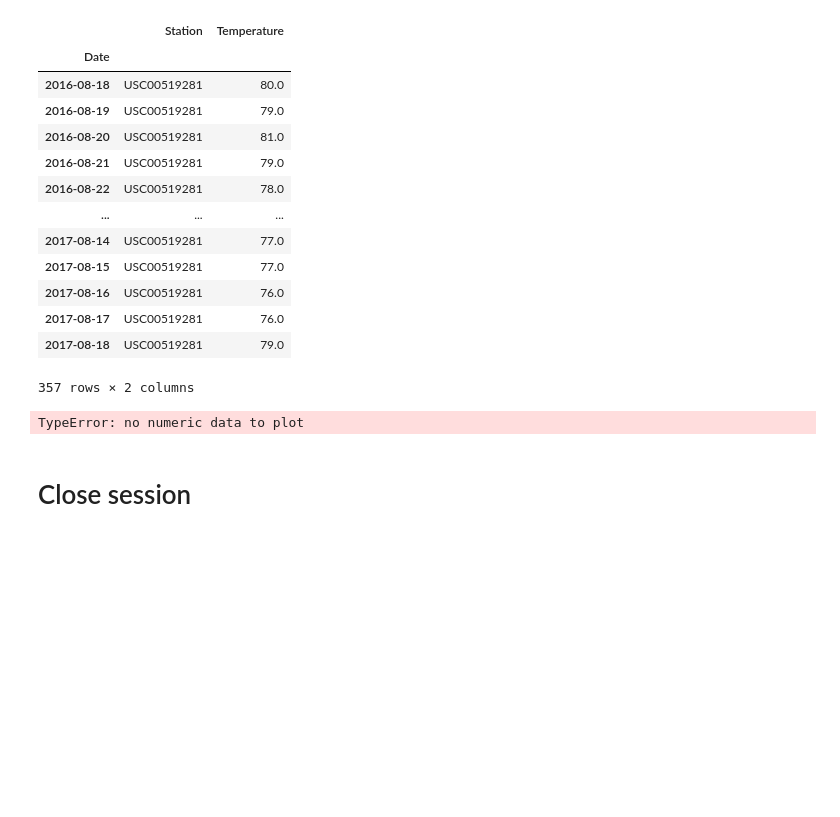
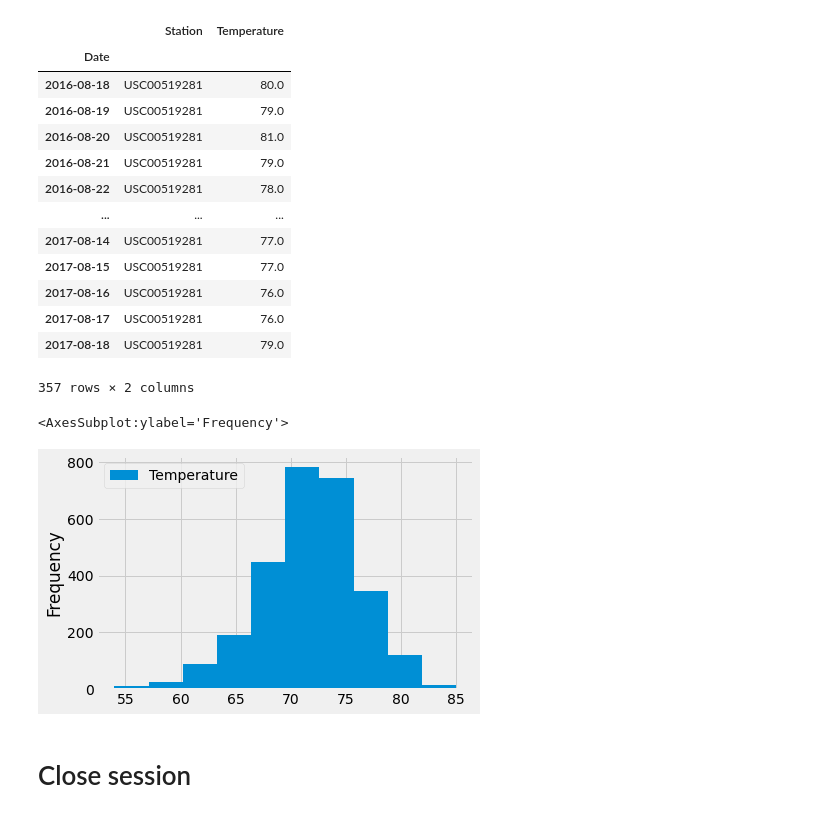
Before and after one commit to DarianR4/sqlalchemy_challenge, a Jupyter notebook: climate_starter.ipynb, the cells around one changed output. Drawn from its saved outputs; the diff is of its cells as text; code cells hidden in the pictures; blank space fills up the shorter version.

```diff
--- a/climate_starter.ipynb
+++ b/climate_starter.ipynb
@@ -239,11 +203,12 @@ active_stationdateddf.loc['2016-08-18':'2017-08-18']
 # %%
 
 # Query the last 12 months of temperature observation data for this station and plot the results as a histogram
 
 
-activetemp_hist = active_stationdateddf.plot.hist(x='Temperature')
+active_stationdateddf.plot.hist()
 # %% [output]
-TypeError: no numeric data to plot
+<AxesSubplot:ylabel='Frequency'>
+[figure, added]
 # %% [markdown]
 # Close session
 # %%
```
Also changed, not shown: parts of 6 cells of this notebook, 1 other file.
